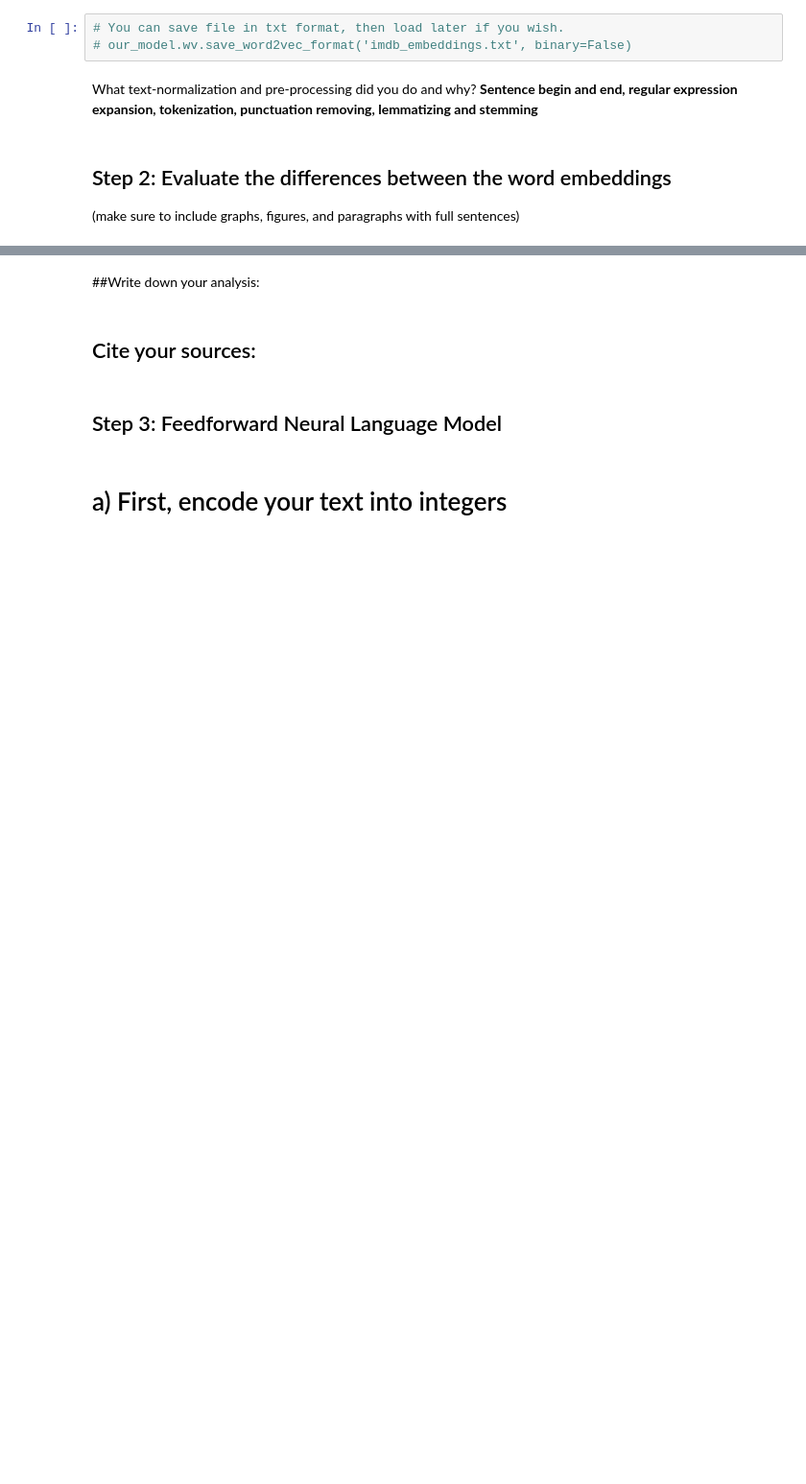
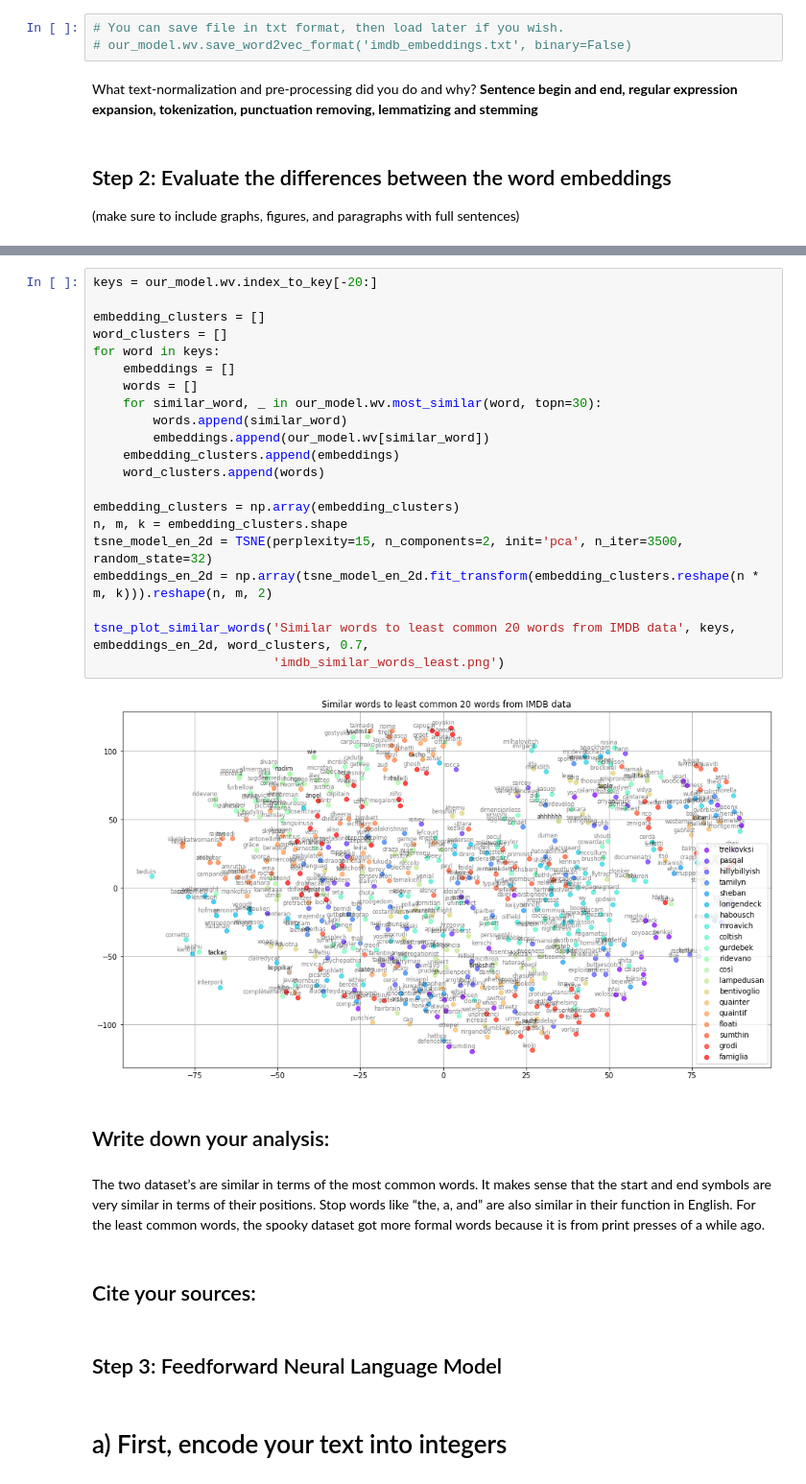
Before and after one commit to zgvera/word_embeddings_nlp_classproject, a Jupyter notebook: wordembeddings.ipynb, the cells around one changed output, grey strips where cells are left out. Shown at 96% size. Saved outputs shown, nothing was run; the diff lists cells and outputs as text; blank space fills up the shorter version.

```diff
--- a/wordembeddings.ipynb
+++ b/wordembeddings.ipynb
@@ -191,5 +313,30 @@ model.wv.word_index
+# %%
+keys = our_model.wv.index_to_key[-20:]
+
+embedding_clusters = []
+word_clusters = []
+for word in keys:
+    embeddings = []
+    words = []
+    for similar_word, _ in our_model.wv.most_similar(word, topn=30):
+        words.append(similar_word)
+        embeddings.append(our_model.wv[similar_word])
+    embedding_clusters.append(embeddings)
+    word_clusters.append(words)
+
+embedding_clusters = np.array(embedding_clusters)
+n, m, k = embedding_clusters.shape
+tsne_model_en_2d = TSNE(perplexity=15, n_components=2, init='pca', n_iter=3500, random_state=32)
+embeddings_en_2d = np.array(tsne_model_en_2d.fit_transform(embedding_clusters.reshape(n * m, k))).reshape(n, m, 2)
+
+tsne_plot_similar_words('Similar words to least common 20 words from IMDB data', keys, embeddings_en_2d, word_clusters, 0.7,
+                        'imdb_similar_words_least.png')
+# %% [output]
+[figure, added]
 # %% [markdown]
-##Write down your analysis:
+## Write down your analysis:
+# %% [markdown]
+The two dataset’s are similar in terms of the most common words. It makes sense that the start and end symbols are very similar in terms of their positions.  Stop words  like “the, a, and” are also similar in their function in English. For the least common words, the spooky dataset got more formal words because it is from print presses of a while ago.
 # %% [markdown]
 Cite your sources:
 -------------
```
Also changed, not shown: parts of 16 cells of this notebook.
